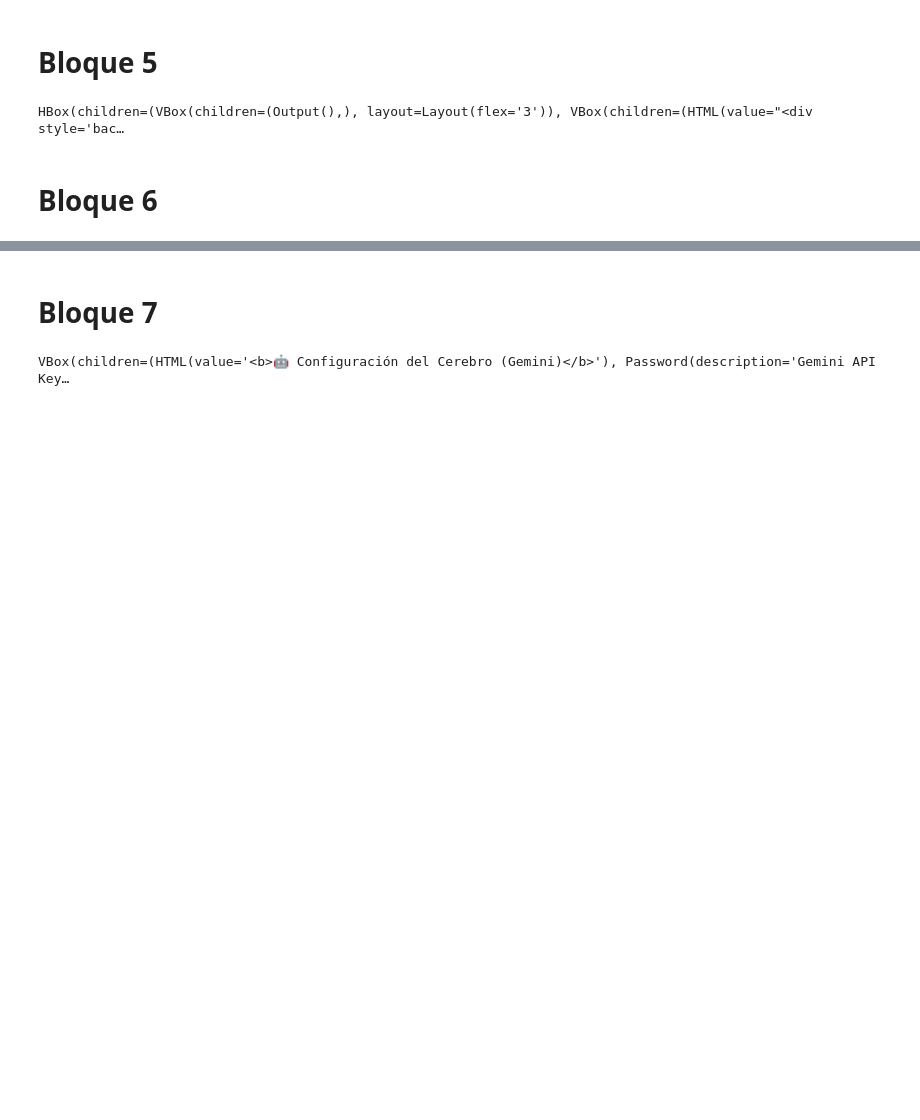
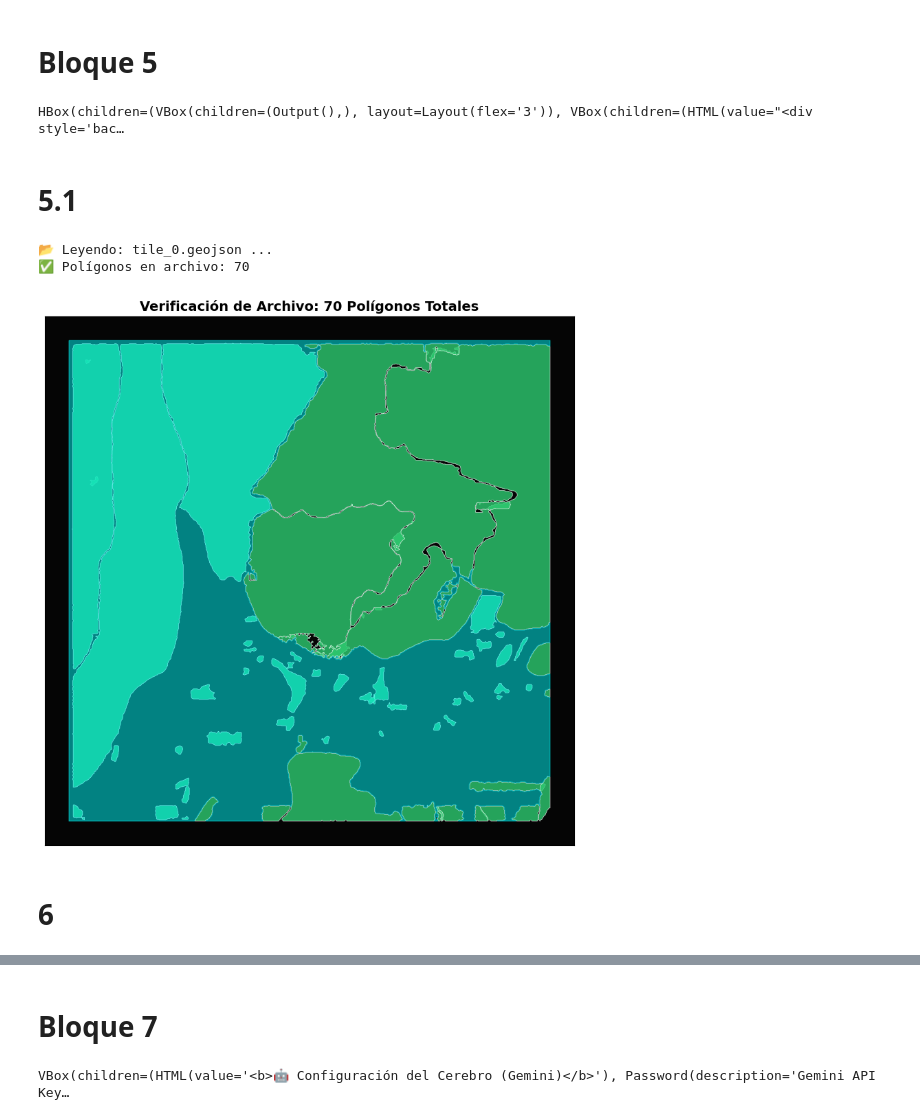
Before and after one commit to DalemberV/Geodigit, a Jupyter notebook: Digitalizacion_Automatica/geodigitalizacion-final.ipynb, the cells around one changed output, grey strips where cells are left out. Cells and saved outputs as stored; diff of their text form; code cells hidden in the pictures; blank space fills up the shorter version.

```diff
--- a/Digitalizacion_Automatica/geodigitalizacion-final.ipynb
+++ b/Digitalizacion_Automatica/geodigitalizacion-final.ipynb
@@ -605,5 +553,70 @@ else:
     print("⚠️ Carga la imagen primero.")
 # %% [output]
 HBox(children=(VBox(children=(Output(),), layout=Layout(flex='3')), VBox(children=(HTML(value="<div style='bac…
+# %% [markdown]
+# 5.1
+# %%
+# ==========================================\
+# BLOQUE 5.1: VERIFICACIÓN VISUAL (ESTILO CAD MEJORADO)
+# ==========================================\
+# @title 5.1 Verificar lo que se acaba de guardar
+import matplotlib.pyplot as plt
+import geopandas as gpd
+import os
+
+def verify_last_saved(tile_idx=0):
+    fname = f"tile_{tile_idx}.geojson"
+    fpath = os.path.join(OUTPUT_DIR, fname)
+
+    if not os.path.exists(fpath):
+        print(f"❌ No se encontró el archivo {fname}. Dale a 'Guardar' en el bloque 5 primero.")
+        return
+
+    print(f"📂 Leyendo: {fname} ...")
+    gdf = gpd.read_file(fpath)
+
+    if gdf.empty:
+        print("⚠️ El archivo existe pero está vacío.")
+        return
+
+    print(f"✅ Polígonos en archivo: {len(gdf)}")
+
+    try:
+        fig, ax = plt.subplots(1, 1, figsize=(10, 10))
+
+        # 1. Fondo Oscuro (Contraste Máximo)
+        ax.set_facecolor('#050505')
+
+        # 2. Dibujar Vectores con RELLENO SÓLIDO (Sin transparencias fantasmales)
+        if 'source' in gdf.columns:
+            # SAM: Verde esmeralda (muy visible sobre negro)
+            gdf[gdf['source']=='sam'].plot(ax=ax, facecolor='#2ecc71', alpha=0.8, edgecolor='white', linewidth=0.5, label='SAM', aspect=1)
+
+            # Huecos: Cian neón
+            gdf[gdf['source']=='gap_fill'].plot(ax=ax, facecolor='#00ffff', alpha=0.5, edgecolor='#00ffff', linewidth=0.8, label='Huecos', aspect=1)
+        else:
+            gdf.plot(ax=ax, facecolor='white', alpha=0.5, edgecolor='cyan', linewidth=1, aspect=1)
+
+        # 3. Ajustes de Coordenadas e Inversión
+        ax.invert_yaxis()
+
+        # 4. Estética
+        ax.set_title(f"Verificación de Archivo: {len(gdf)} Polígonos Totales", fontsize=14, fontweight='bold')
+        ax.set_xticks([])
+        ax.set_yticks([])
+
+        plt.show()
+
+    except Exception as e:
+        print(f"⚠️ Error visualizando: {e}")
+        gdf.plot(aspect=1)
+        plt.show()
+
+# Ejecutar verificación del Tile 0 (el primero)
+verify_last_saved(tile_idx=0)
+# %% [output]
+📂 Leyendo: tile_0.geojson ...
+✅ Polígonos en archivo: 70
+[figure, added]
 # %% [markdown]
-# Bloque 6
+# 6
```
Also changed, not shown: parts of 10 cells of this notebook.
